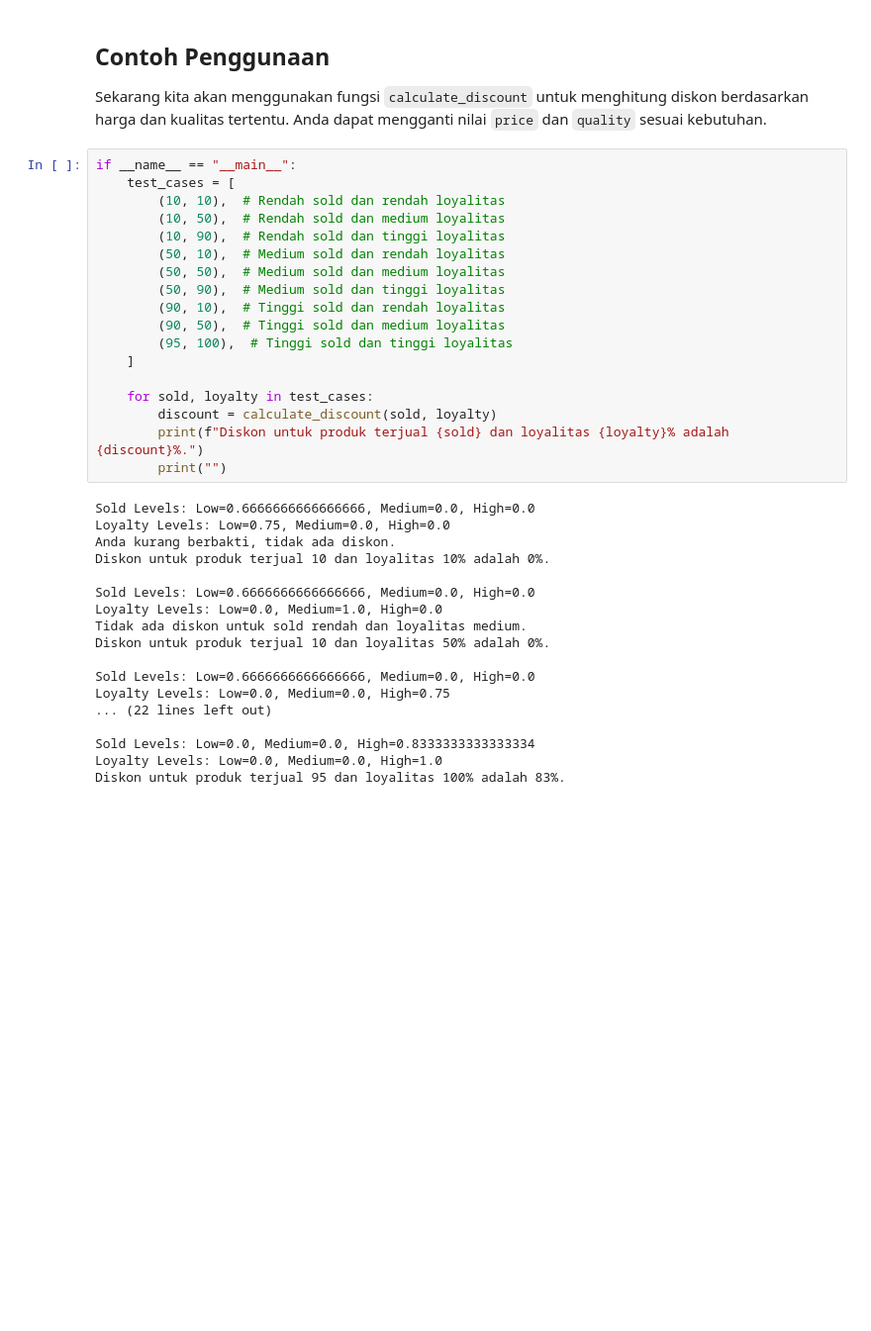
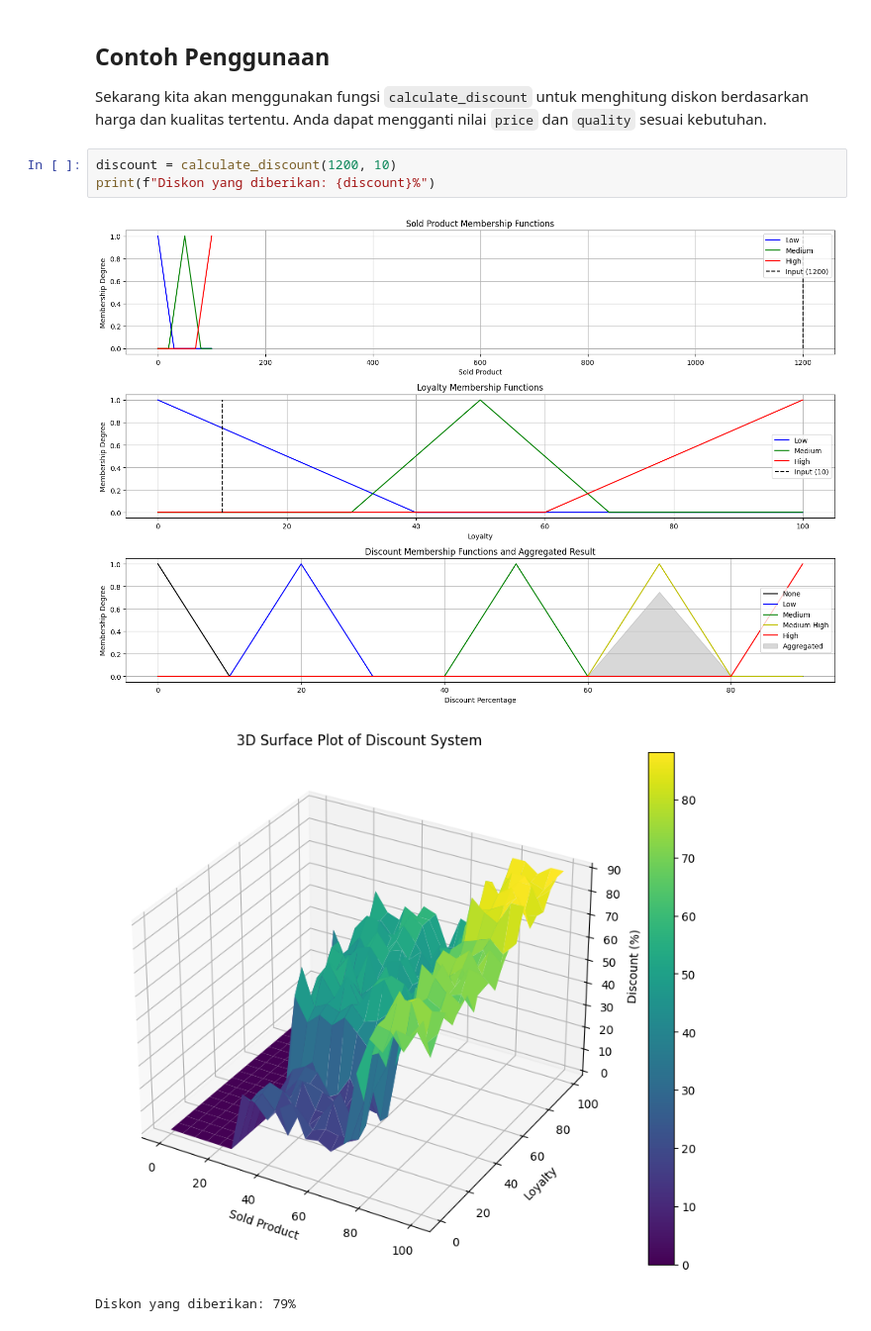
Before and after one commit to Wilimaxs/calculate_discount, a Jupyter notebook: notebooks/diskon_fuzzy.ipynb, the cells around one changed output. Shown: that part at 99% size. Cells and saved outputs as stored; diff of their text form; blank space fills up the shorter version.

Commit message:
add new visualization

```diff
--- a/notebooks/diskon_fuzzy.ipynb
+++ b/notebooks/diskon_fuzzy.ipynb
@@ -97,39 +160,10 @@ def calculate_discount(sold_product, loyalty):
 ## Contoh Penggunaan
 
 Sekarang kita akan menggunakan fungsi `calculate_discount` untuk menghitung diskon berdasarkan harga dan kualitas tertentu. Anda dapat mengganti nilai `price` dan `quality` sesuai kebutuhan.
-# %%
-if __name__ == "__main__":
-    test_cases = [
-        (10, 10),  # Rendah sold dan rendah loyalitas
-        (10, 50),  # Rendah sold dan medium loyalitas
-        (10, 90),  # Rendah sold dan tinggi loyalitas
-        (50, 10),  # Medium sold dan rendah loyalitas
-        (50, 50),  # Medium sold dan medium loyalitas
-        (50, 90),  # Medium sold dan tinggi loyalitas
-        (90, 10),  # Tinggi sold dan rendah loyalitas
-        (90, 50),  # Tinggi sold dan medium loyalitas
-        (95, 100),  # Tinggi sold dan tinggi loyalitas
-    ]
-
-    for sold, loyalty in test_cases:
-        discount = calculate_discount(sold, loyalty)
-        print(f"Diskon untuk produk terjual {sold} dan loyalitas {loyalty}% adalah {discount}%.")
-        print("")
-# %% [output]
-Sold Levels: Low=0.6666666666666666, Medium=0.0, High=0.0
-Loyalty Levels: Low=0.75, Medium=0.0, High=0.0
-Anda kurang berbakti, tidak ada diskon.
-Diskon untuk produk terjual 10 dan loyalitas 10% adalah 0%.
-
-Sold Levels: Low=0.6666666666666666, Medium=0.0, High=0.0
-Loyalty Levels: Low=0.0, Medium=1.0, High=0.0
-Tidak ada diskon untuk sold rendah dan loyalitas medium.
-Diskon untuk produk terjual 10 dan loyalitas 50% adalah 0%.
-
-Sold Levels: Low=0.6666666666666666, Medium=0.0, High=0.0
-Loyalty Levels: Low=0.0, Medium=0.0, High=0.75
-... (22 lines left out)
-
-Sold Levels: Low=0.0, Medium=0.0, High=0.8333333333333334
-Loyalty Levels: Low=0.0, Medium=0.0, High=1.0
-Diskon untuk produk terjual 95 dan loyalitas 100% adalah 83%.
+# %%
+discount = calculate_discount(1200, 10)
+print(f"Diskon yang diberikan: {discount}%")
+# %% [output]
+[figure, added]
+[figure, added]
+Diskon yang diberikan: 79%
```
Also changed, not shown: parts of 2 cells of this notebook, 2 other files.
